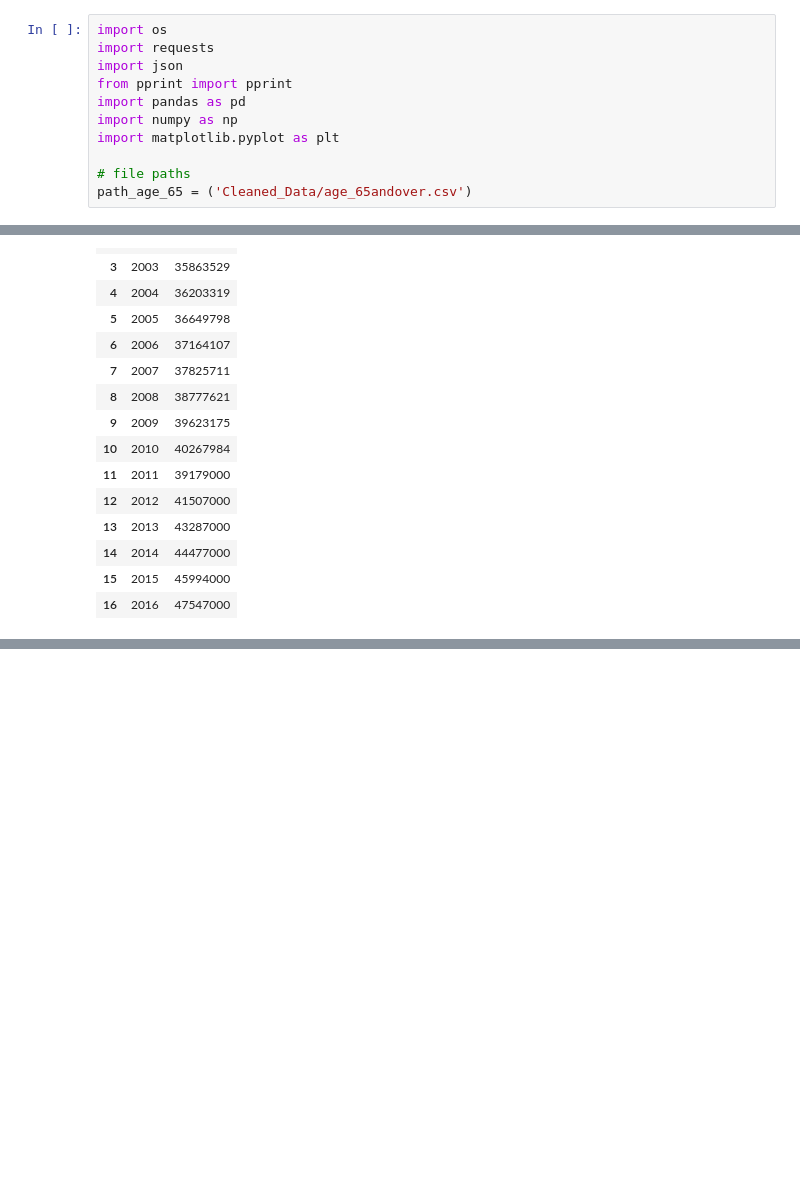
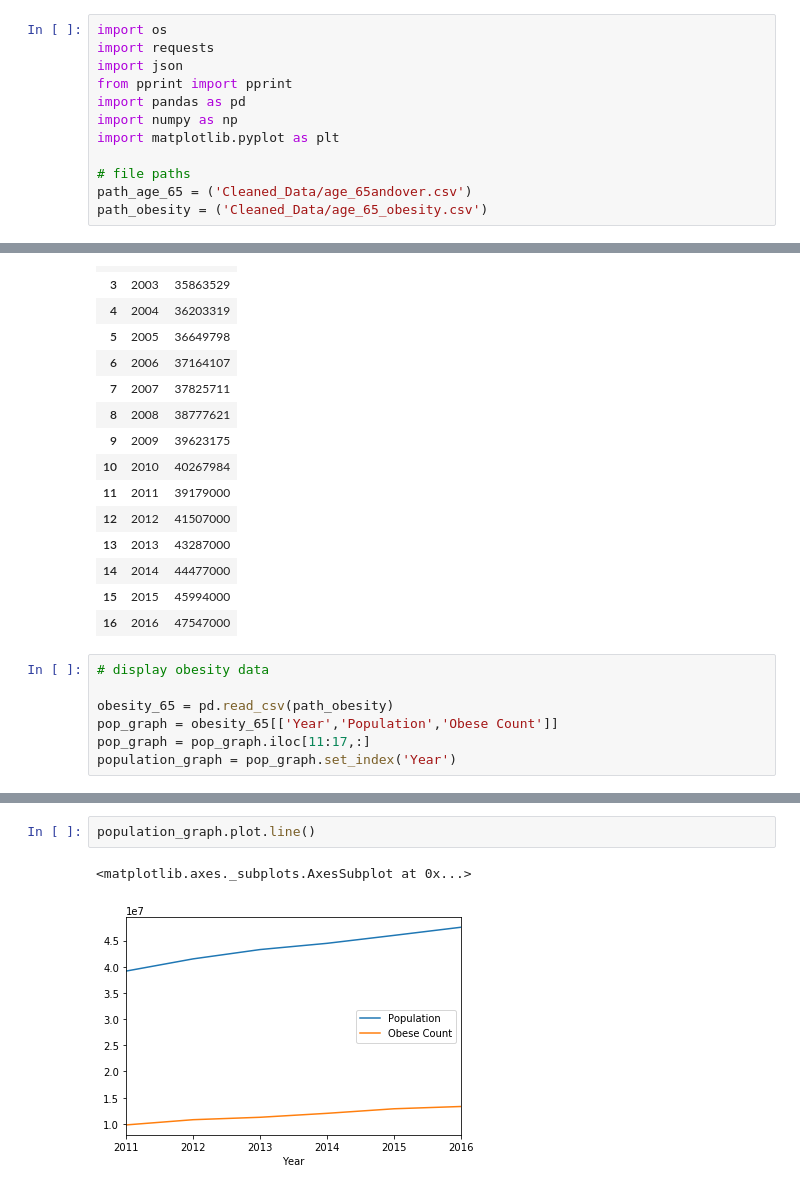
Before and after one commit to Rshn8411/project1, a Jupyter notebook: 65andOver.ipynb, the cells around one changed output, grey strips where cells are left out. Saved outputs shown, nothing was run; the diff lists cells and outputs as text; blank space fills up the shorter version.

```diff
--- a/65andOver.ipynb
+++ b/65andOver.ipynb
@@ -11,6 +11,7 @@ import matplotlib.pyplot as plt
 
 # file paths
 path_age_65 = ('Cleaned_Data/age_65andover.csv')
+path_obesity = ('Cleaned_Data/age_65_obesity.csv')
 # %%
 # display data, remove unnamed index.
 age_65 = pd.read_csv(path_age_65)
@@ -36,6 +37,13 @@ age_65
 | 14 | 2014 | 44477000 |
 | 15 | 2015 | 45994000 |
 | 16 | 2016 | 47547000 |
+# %%
+# display obesity data
+
+obesity_65 = pd.read_csv(path_obesity)
+pop_graph = obesity_65[['Year','Population','Obese Count']]
+pop_graph = pop_graph.iloc[11:17,:]
+population_graph = pop_graph.set_index('Year')
 # %%
 # Create variable, and labels for charts
 
@@ -67,0 +87,5 @@ plt.show()
+# %%
+population_graph.plot.line()
+# %% [output]
+<matplotlib.axes._subplots.AxesSubplot at 0x...>
+[figure, added]
```
Also changed, not shown: parts of 4 cells of this notebook, 4 other files.
